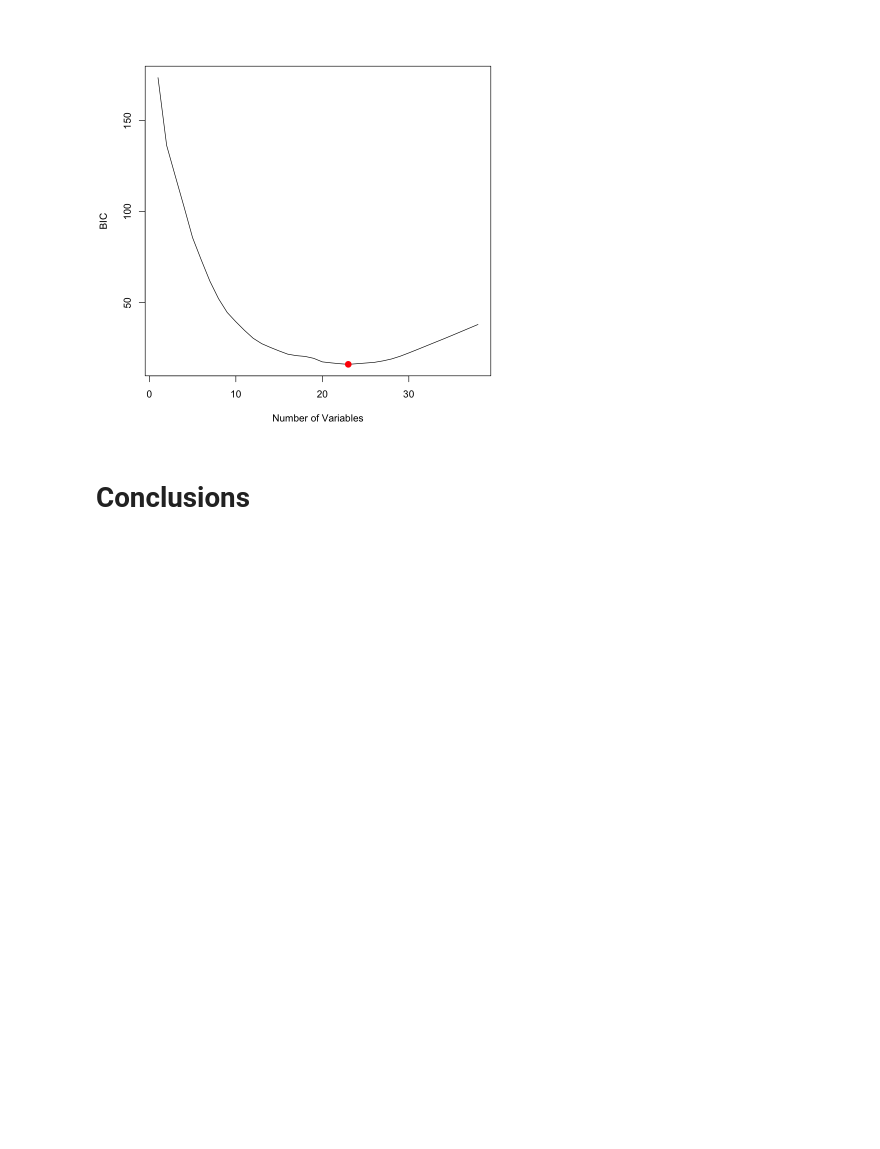
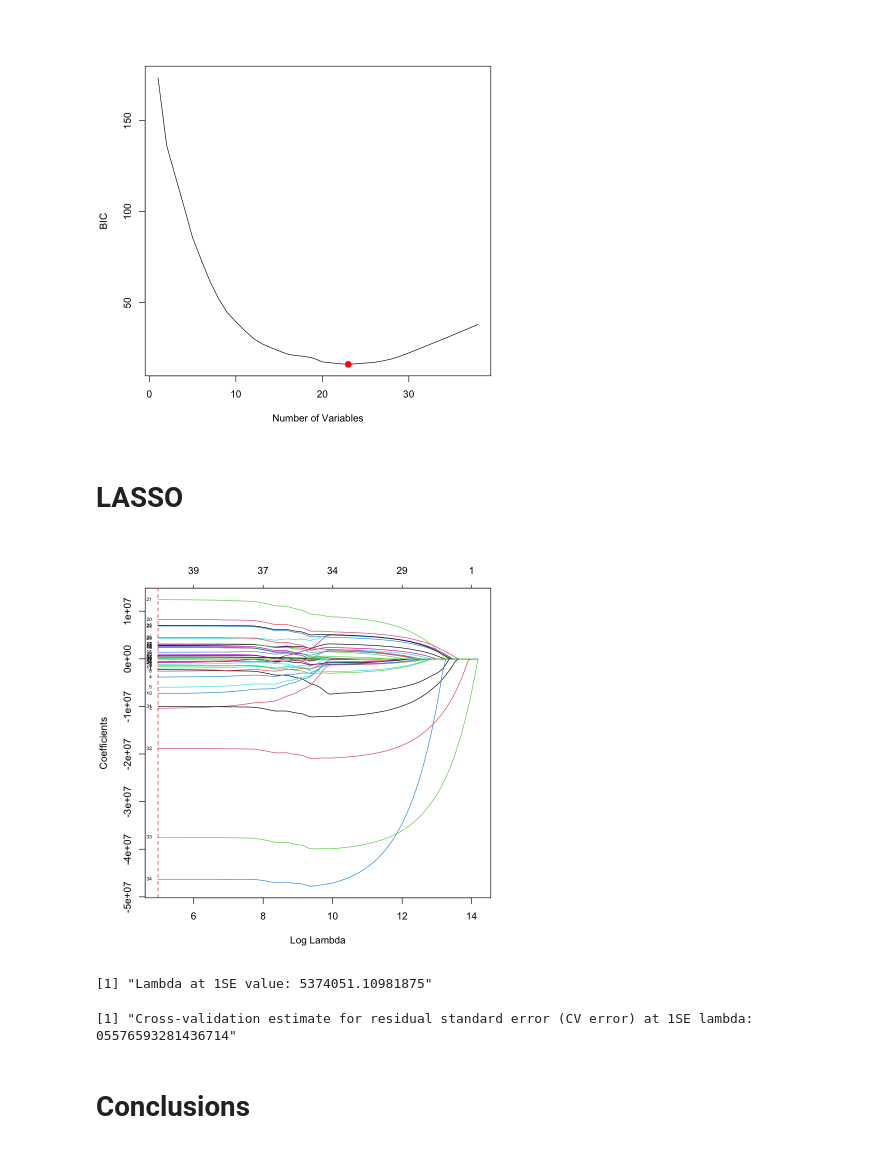
Before and after one commit to sophiarutman/stocks-and-movies, a Jupyter notebook: feature_selection_stocks.ipynb, the cells around one changed output. Drawn from its saved outputs; the diff is of its cells as text; code cells hidden in the pictures; blank space fills up the shorter version.

Commit message:
modeling and features

```diff
--- a/feature_selection_stocks.ipynb
+++ b/feature_selection_stocks.ipynb
@@ -32,7 +45,6 @@ df <- df |>
   )
 df$Box.Office <- as.numeric(gsub("[$,]", "", df$Box.Office))
 df <- na.omit(df)
-df <- df[!apply(df, 1, function(x) any(is.nan(x) | is.infinite(x))), ]
 names(df)[names(df) == "^SPX"] <- "SPX"
 
 
@@ -243,6 +255,39 @@ paste0("Optimal Cp Features: ", m)
 # %% [output]
 [1] "Optimal Cp Features: 23"
 [figure]
+# %% [markdown]
+# LASSO
+# %%
+columns_needed <- all.vars(formula)[-1]
+x <- df[, columns_needed]
+
+y <- df$Box.Office
+lasso_model <- glmnet(x, y, alpha = 1)
+
+for (lambda_val in lasso_model$lambda) {
+  coef_lasso <- coef(lasso_model, s = lambda_val)
+  non_zero_coeffs <- sum(coef_lasso != 0) - 1
+  if (non_zero_coeffs == 8) {
+    print(paste("Lambda when 10 coefficients are non-zero:", lambda_val))
+    print(coef_lasso)
+    break
+  }
+}
+
+plot(lasso_model, xvar = "lambda", label = TRUE)
+abline(v = log(lambda_val), col = "red", lty = 2)
+# %% [output]
+[figure, added]
+# %%
+lasso_model <- cv.glmnet(x, y, alpha = 1, nfolds = 10)
+lambda_1se <- lasso_model$lambda.1se
+paste0("Lambda at 1SE value: ", lambda_1se)
+
+error_1se <- lasso_model$cvm[lasso_model$lambda == lambda_1se]
+paste0("Cross-validation estimate for residual standard error (CV error) at 1SE lambda: 0", error_1se)
+# %% [output]
+[1] "Lambda at 1SE value: 5374051.10981875"
+[1] "Cross-validation estimate for residual standard error (CV error) at 1SE lambda: 05576593281436714"
 # %% [markdown]
 # Conclusions
 # %% [markdown]
```
Also changed, not shown: parts of 3 cells of this notebook, 2 other files.
